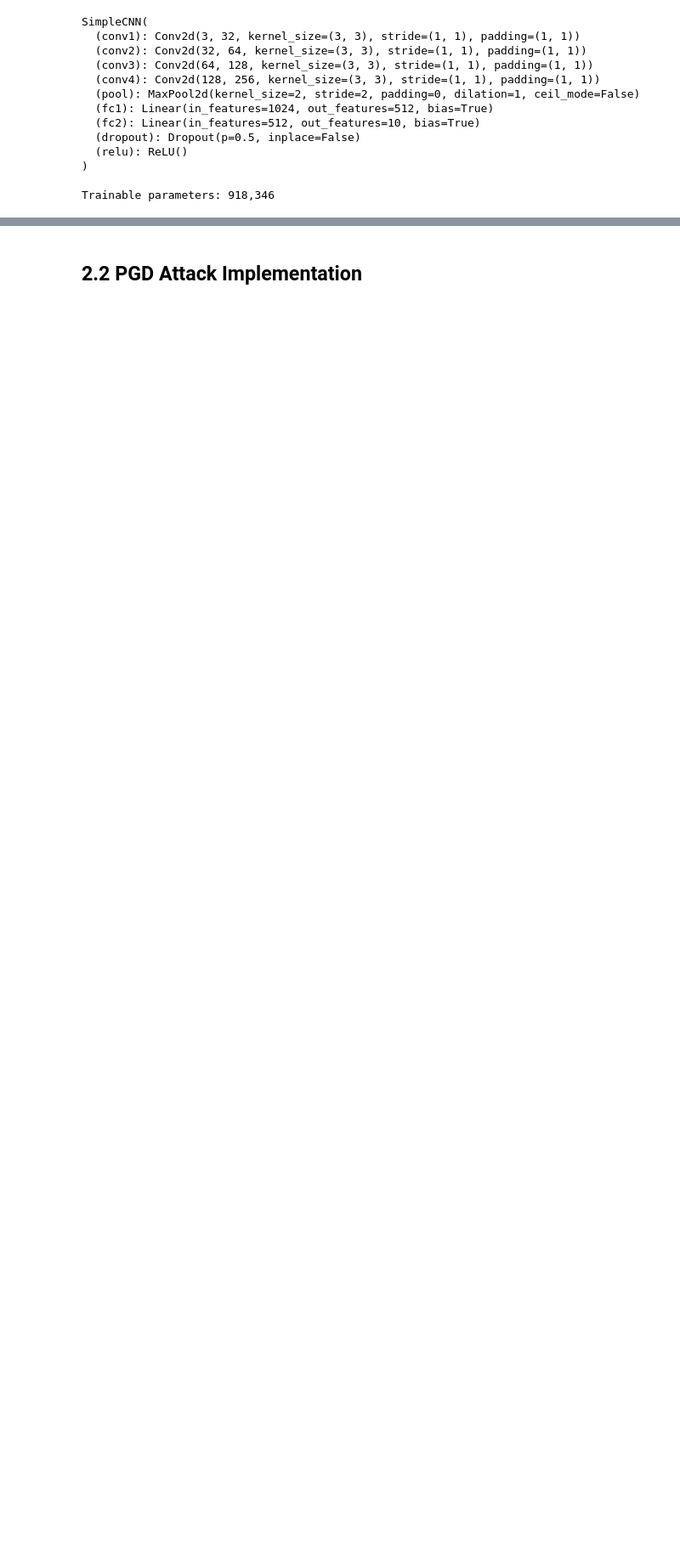
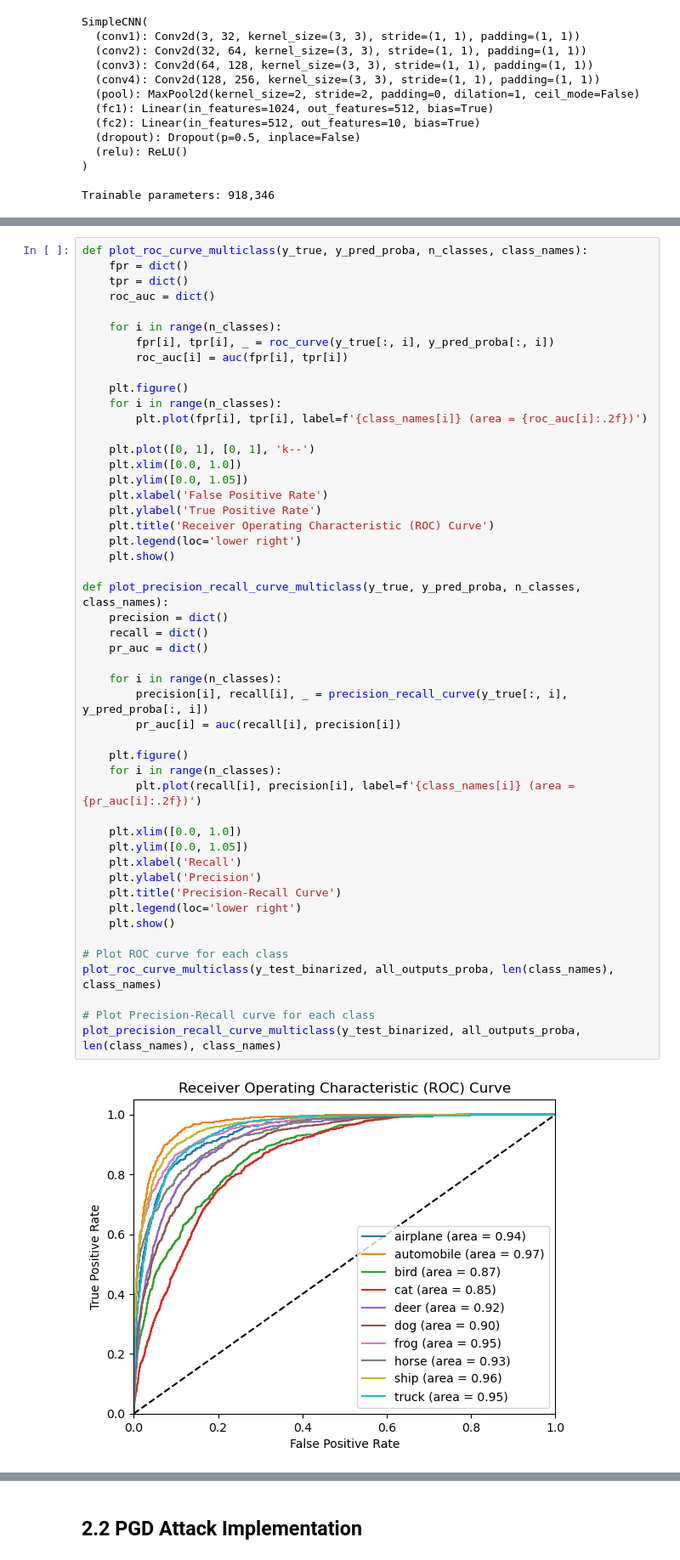
Before and after one commit to ANKOI12/INF6422E---Advanced-Concepts-in-Computer-Security, a Jupyter notebook: Lab 2/Notebook - Lab 2 - INF6422E - 2487137 - 2421549.ipynb, the cells around one changed output, grey strips where cells are left out. Shown at 85% size. Cells and saved outputs as stored; diff of their text form; blank space fills up the shorter version.

```diff
--- a/Lab 2/Notebook - Lab 2 - INF6422E - 2487137 - 2421549.ipynb
+++ b/Lab 2/Notebook - Lab 2 - INF6422E - 2487137 - 2421549.ipynb
@@ -287,0 +403,51 @@ Test Accuracy for class 9: 65.08%
+# %%
+def plot_roc_curve_multiclass(y_true, y_pred_proba, n_classes, class_names):
+    fpr = dict()
+    tpr = dict()
+    roc_auc = dict()
+
+    for i in range(n_classes):
+        fpr[i], tpr[i], _ = roc_curve(y_true[:, i], y_pred_proba[:, i])
+        roc_auc[i] = auc(fpr[i], tpr[i])
+
+    plt.figure()
+    for i in range(n_classes):
+        plt.plot(fpr[i], tpr[i], label=f'{class_names[i]} (area = {roc_auc[i]:.2f})')
+
+    plt.plot([0, 1], [0, 1], 'k--')
+    plt.xlim([0.0, 1.0])
+    plt.ylim([0.0, 1.05])
+    plt.xlabel('False Positive Rate')
+    plt.ylabel('True Positive Rate')
+    plt.title('Receiver Operating Characteristic (ROC) Curve')
+    plt.legend(loc='lower right')
+    plt.show()
+
+def plot_precision_recall_curve_multiclass(y_true, y_pred_proba, n_classes, class_names):
+    precision = dict()
+    recall = dict()
+    pr_auc = dict()
+
+    for i in range(n_classes):
+        precision[i], recall[i], _ = precision_recall_curve(y_true[:, i], y_pred_proba[:, i])
+        pr_auc[i] = auc(recall[i], precision[i])
+
+    plt.figure()
+    for i in range(n_classes):
+        plt.plot(recall[i], precision[i], label=f'{class_names[i]} (area = {pr_auc[i]:.2f})')
+
+    plt.xlim([0.0, 1.0])
+    plt.ylim([0.0, 1.05])
+    plt.xlabel('Recall')
+    plt.ylabel('Precision')
+    plt.title('Precision-Recall Curve')
+    plt.legend(loc='lower right')
+    plt.show()
+
+# Plot ROC curve for each class
+plot_roc_curve_multiclass(y_test_binarized, all_outputs_proba, len(class_names), class_names)
+
+# Plot Precision-Recall curve for each class
+plot_precision_recall_curve_multiclass(y_test_binarized, all_outputs_proba, len(class_names), class_names)
+# %% [output]
+[figure, added]
```
Also changed, not shown: parts of 21 cells of this notebook.
